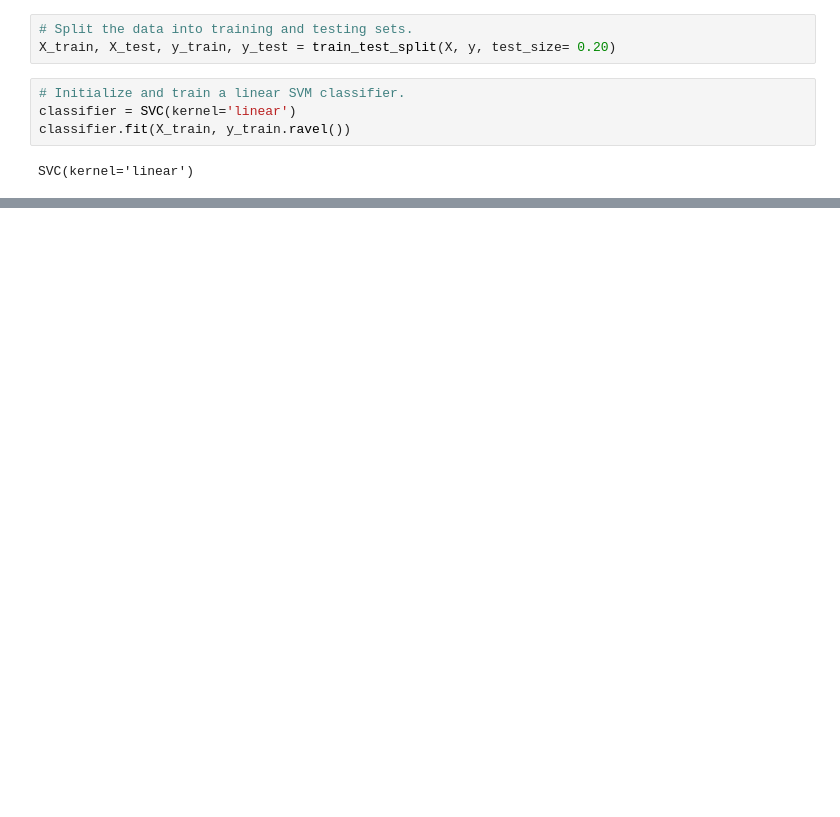
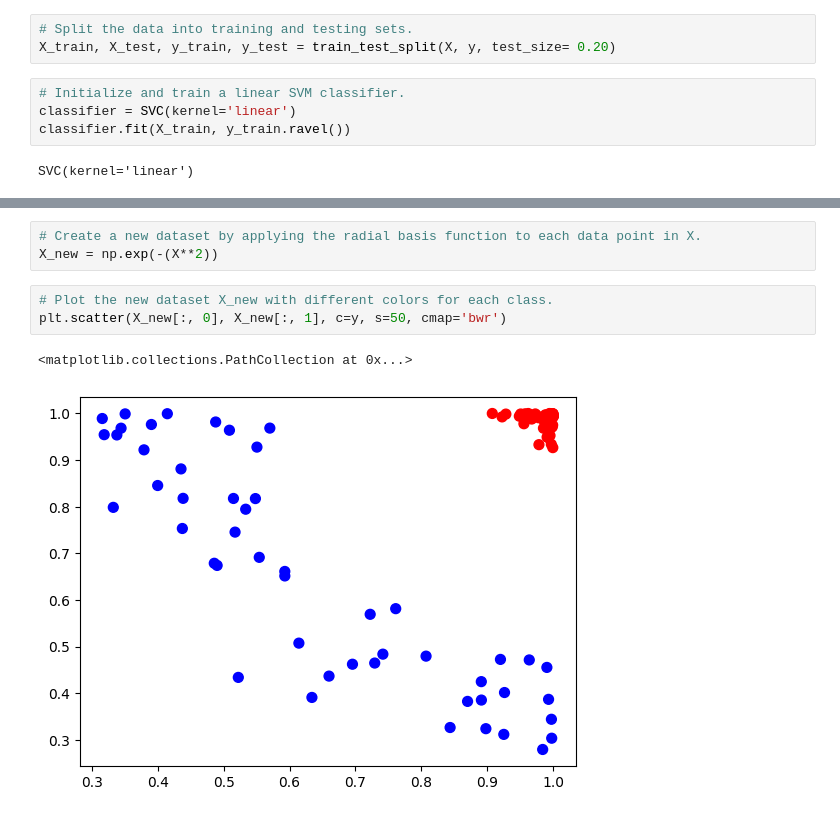
Before and after one commit to Saifullah785/machine-learning-engineer-roadmap, a Jupyter notebook: Lecture_73_Support_Vector_Machines_SVM/Lecture_73_Kernel_Trick_SVM.ipynb, the cells around one changed output, grey strips where cells are left out. Drawn from its saved outputs; the diff is of its cells as text; blank space fills up the shorter version.

```diff
--- a/Lecture_73_Support_Vector_Machines_SVM/Lecture_73_Kernel_Trick_SVM.ipynb
+++ b/Lecture_73_Support_Vector_Machines_SVM/Lecture_73_Kernel_Trick_SVM.ipynb
@@ -88,0 +180,9 @@ plot_3d_plot(X, y)
+# %%
+# Create a new dataset by applying the radial basis function to each data point in X.
+X_new = np.exp(-(X**2))
+# %%
+# Plot the new dataset X_new with different colors for each class.
+plt.scatter(X_new[:, 0], X_new[:, 1], c=y, s=50, cmap='bwr')
+# %% [output]
+<matplotlib.collections.PathCollection at 0x...>
+[figure, added]
```
Also changed, not shown: parts of 16 cells of this notebook.
